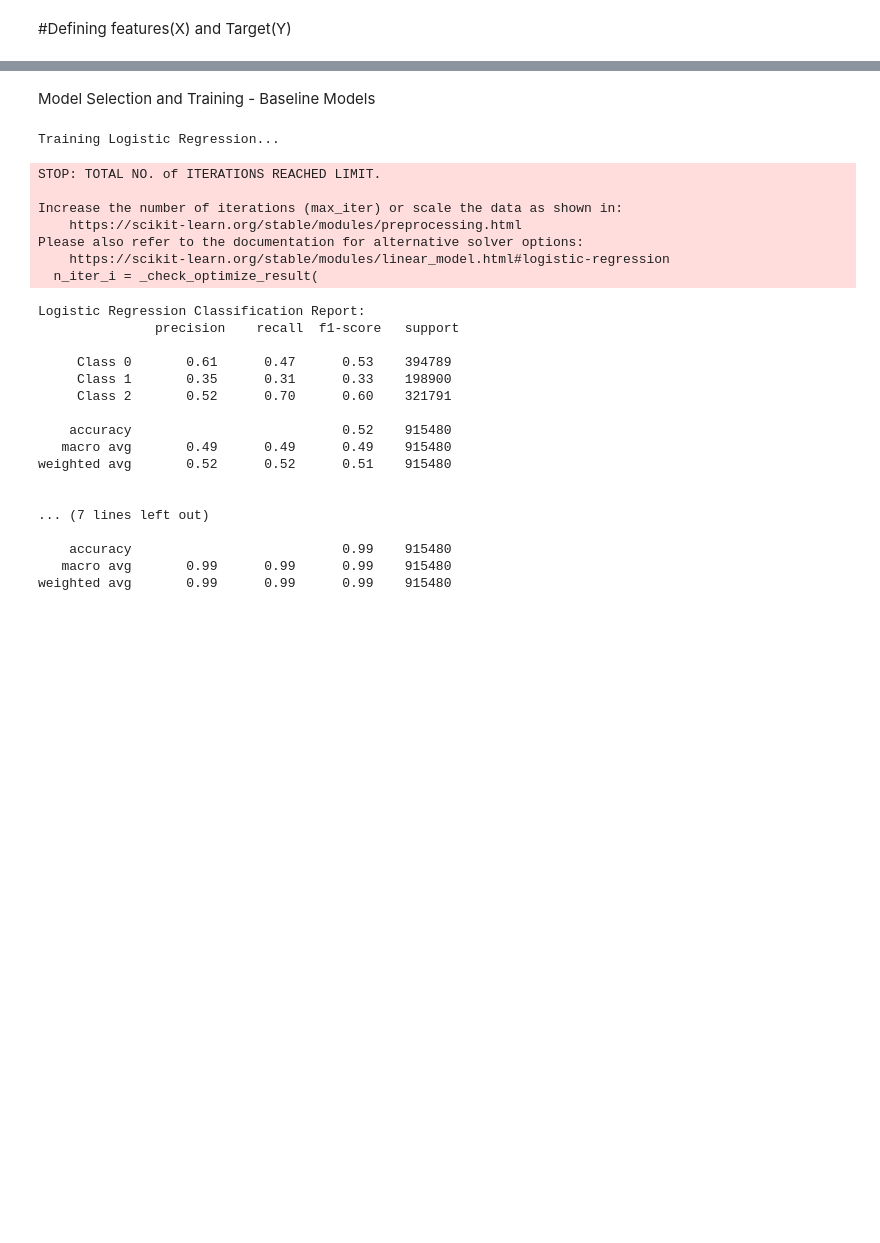
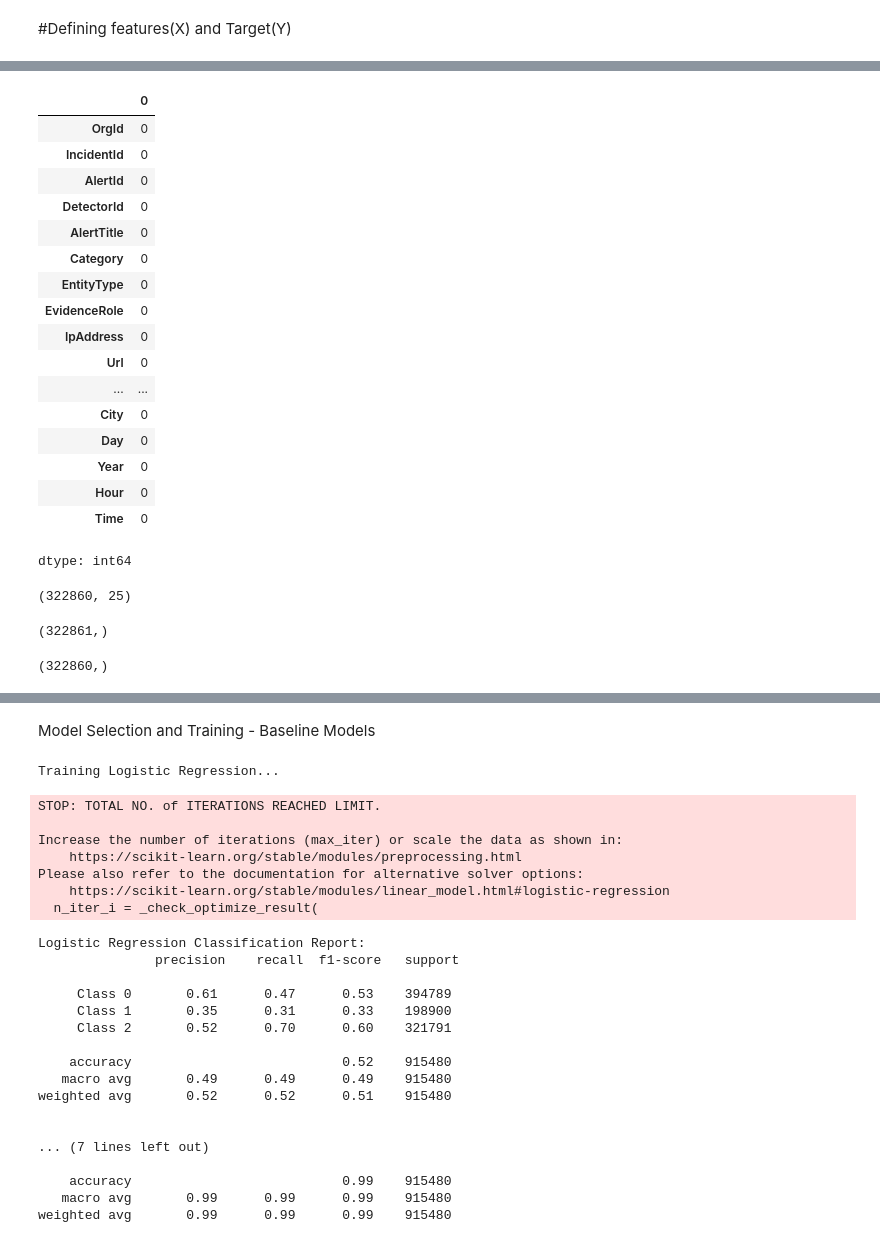
Before and after one commit to Harshile537/Microsoft-Classifying-Cybersecurity-Incidents, a Jupyter notebook: Model_and_evaluation.ipynb, the cells around one changed output, grey strips where cells are left out. Cells and saved outputs as stored; diff of their text form; code cells hidden in the pictures; blank space fills up the shorter version.

```diff
--- a/Model_and_evaluation.ipynb
+++ b/Model_and_evaluation.ipynb
@@ -93,0 +169,24 @@ y = traindata['IncidentGrade']    #Target Column
+# %%
+X_val = X_val.dropna()
+# %%
+import numpy as np
+np.isnan(X_val).sum()
+# %% [output]
+|  | 0 |
+| OrgId | 0 |
+| IncidentId | 0 |
+| AlertId | 0 |
+| DetectorId | 0 |
+| AlertTitle | 0 |
+| Category | 0 |
+| EntityType | 0 |
+| EvidenceRole | 0 |
+| IpAddress | 0 |
+| Url | 0 |
+| ... | ... |
+| City | 0 |
+| Day | 0 |
+| Year | 0 |
+| Hour | 0 |
+| Time | 0 |
+dtype: int64
@@ -93,0 +195,8 @@ y = traindata['IncidentGrade']    #Target Column
+# %%
+X_train.shape
+# %% [output]
+(322860, 25)
+# %%
+y_train.shape
+# %% [output]
+(322861,)
@@ -94,3 +205,7 @@ y = traindata['IncidentGrade']    #Target Column
+# %%
+y_train.shape
+# %% [output]
+(322860,)
 # %%
 # Stratified train-validation split
 X_train, X_val, y_train, y_val = train_test_split(X, y, test_size=0.2, stratify=y, random_state=42)
```
Also changed, not shown: parts of 14 cells of this notebook.
